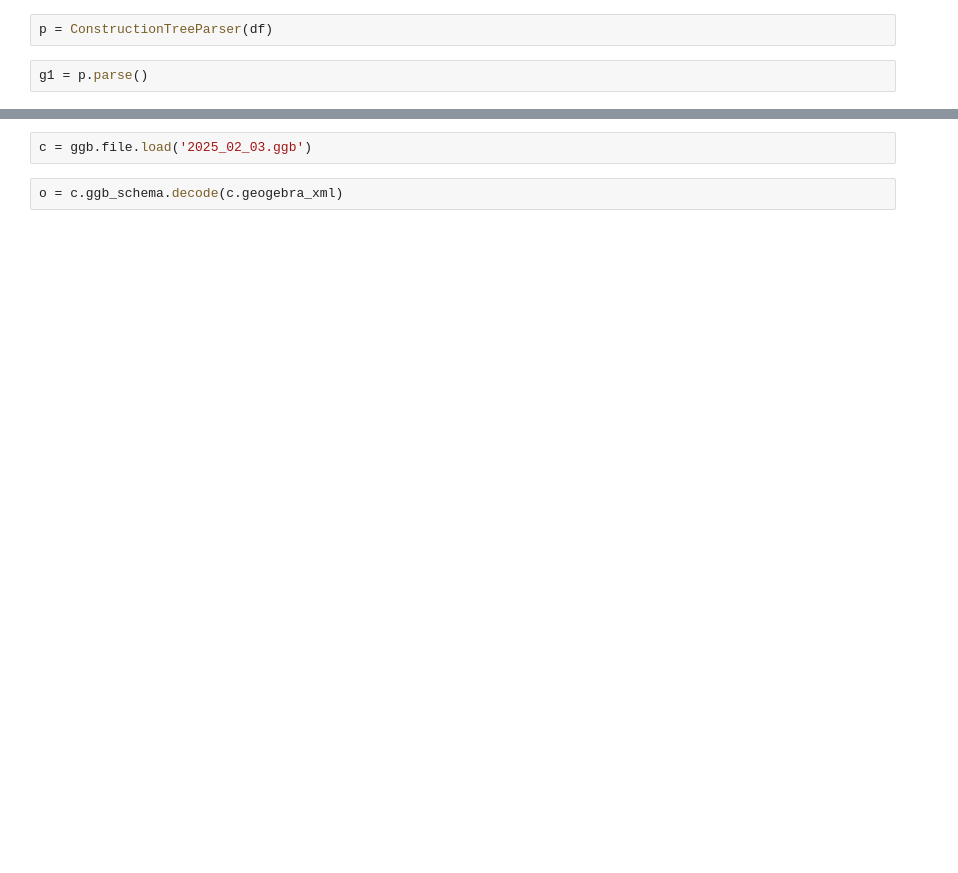
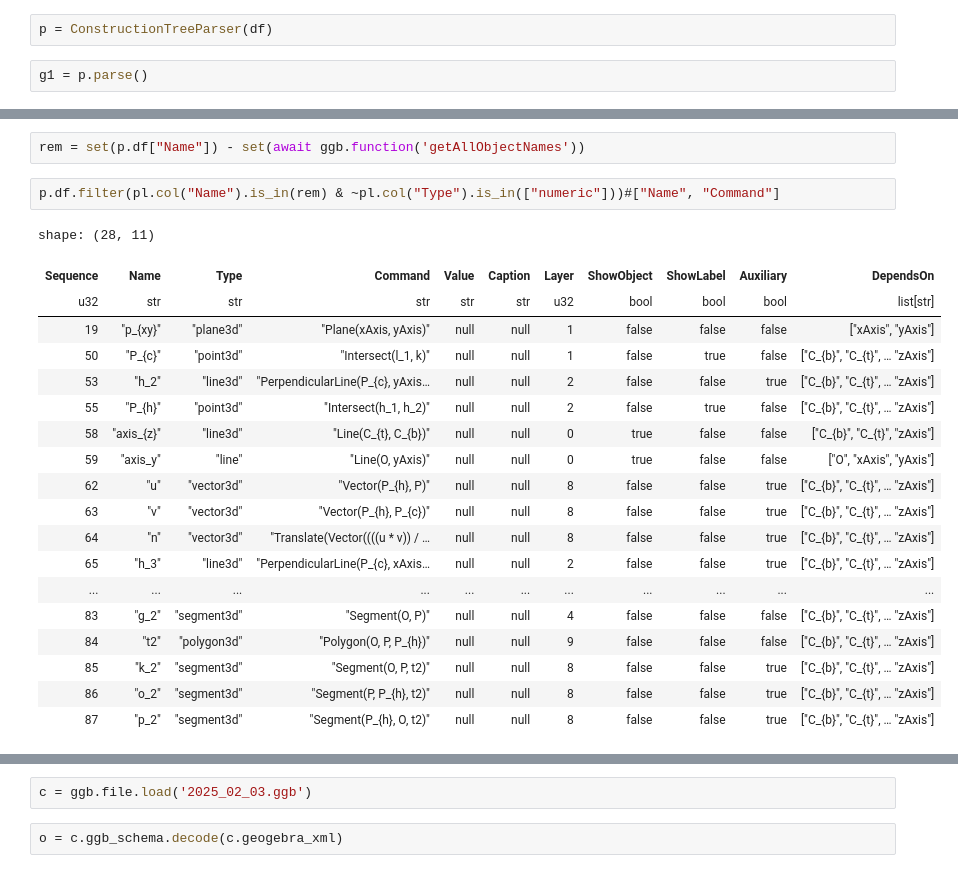
Before and after one commit to moyhig-ecs/ggblab, a Jupyter notebook: examples/eg12_3d.ipynb, the cells around one changed output, grey strips where cells are left out. Saved outputs shown, nothing was run; the diff lists cells and outputs as text; blank space fills up the shorter version.

```diff
--- a/examples/eg12_3d.ipynb
+++ b/examples/eg12_3d.ipynb
@@ -463,0 +646,24 @@ g1 = p.parse()
+# %%
+rem = set(p.df["Name"]) - set(await ggb.function('getAllObjectNames'))
+# %%
+p.df.filter(pl.col("Name").is_in(rem) & ~pl.col("Type").is_in(["numeric"]))#["Name", "Command"]
+# %% [output]
+shape: (28, 11)
+| Sequence | Name | Type | Command | Value | Caption | Layer | ShowObject | ShowLabel | Auxiliary | DependsOn |
+| u32 | str | str | str | str | str | u32 | bool | bool | bool | list[str] |
+| 19 | "p_{xy}" | "plane3d" | "Plane(xAxis, yAxis)" | null | null | 1 | false | false | false | ["xAxis", "yAxis"] |
+| 50 | "P_{c}" | "point3d" | "Intersect(l_1, k)" | null | null | 1 | false | true | false | ["C_{b}", "C_{t}", … "zAxis"] |
+| 53 | "h_2" | "line3d" | "PerpendicularLine(P_{c}, yAxis… | null | null | 2 | false | false | true | ["C_{b}", "C_{t}", … "zAxis"] |
+| 55 | "P_{h}" | "point3d" | "Intersect(h_1, h_2)" | null | null | 2 | false | true | false | ["C_{b}", "C_{t}", … "zAxis"] |
+| 58 | "axis_{z}" | "line3d" | "Line(C_{t}, C_{b})" | null | null | 0 | true | false | false | ["C_{b}", "C_{t}", "zAxis"] |
+| 59 | "axis_y" | "line" | "Line(O, yAxis)" | null | null | 0 | true | false | false | ["O", "xAxis", "yAxis"] |
+| 62 | "u" | "vector3d" | "Vector(P_{h}, P)" | null | null | 8 | false | false | true | ["C_{b}", "C_{t}", … "zAxis"] |
+| 63 | "v" | "vector3d" | "Vector(P_{h}, P_{c})" | null | null | 8 | false | false | true | ["C_{b}", "C_{t}", … "zAxis"] |
+| 64 | "n" | "vector3d" | "Translate(Vector((((u * v)) / … | null | null | 8 | false | false | true | ["C_{b}", "C_{t}", … "zAxis"] |
+| 65 | "h_3" | "line3d" | "PerpendicularLine(P_{c}, xAxis… | null | null | 2 | false | false | true | ["C_{b}", "C_{t}", … "zAxis"] |
+| ... | ... | ... | ... | ... | ... | ... | ... | ... | ... | ... |
+| 83 | "g_2" | "segment3d" | "Segment(O, P)" | null | null | 4 | false | false | false | ["C_{b}", "C_{t}", … "zAxis"] |
+| 84 | "t2" | "polygon3d" | "Polygon(O, P, P_{h})" | null | null | 9 | false | false | false | ["C_{b}", "C_{t}", … "zAxis"] |
+| 85 | "k_2" | "segment3d" | "Segment(O, P, t2)" | null | null | 8 | false | false | true | ["C_{b}", "C_{t}", … "zAxis"] |
+| 86 | "o_2" | "segment3d" | "Segment(P, P_{h}, t2)" | null | null | 8 | false | false | true | ["C_{b}", "C_{t}", … "zAxis"] |
+| 87 | "p_2" | "segment3d" | "Segment(P_{h}, O, t2)" | null | null | 8 | false | false | true | ["C_{b}", "C_{t}", … "zAxis"] |
```
Also changed, not shown: parts of 80 cells of this notebook, 4 other files.
